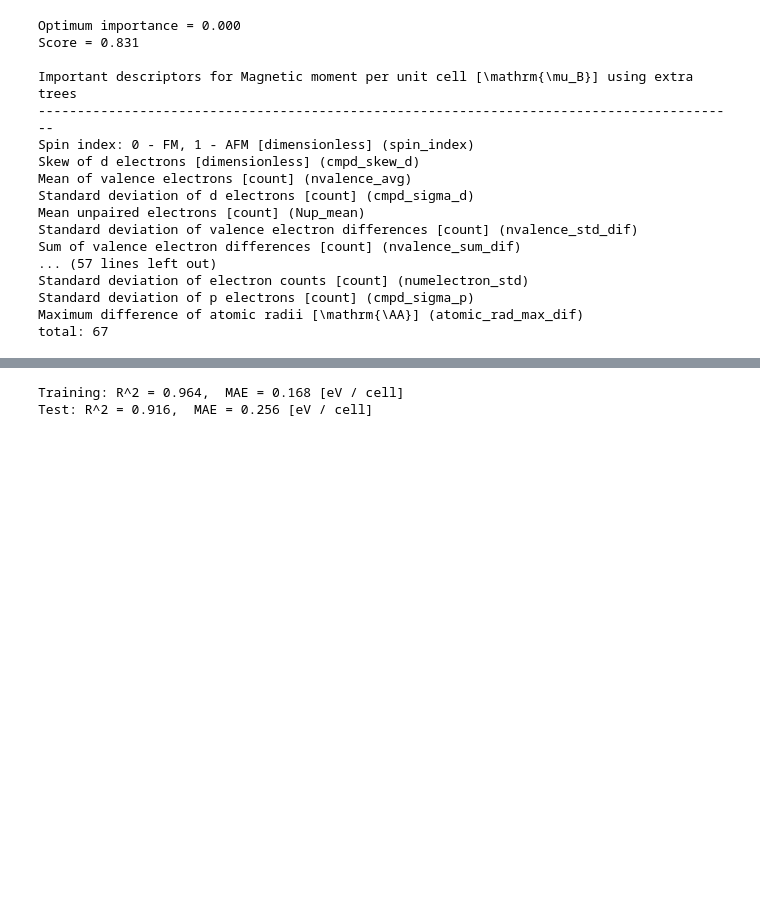
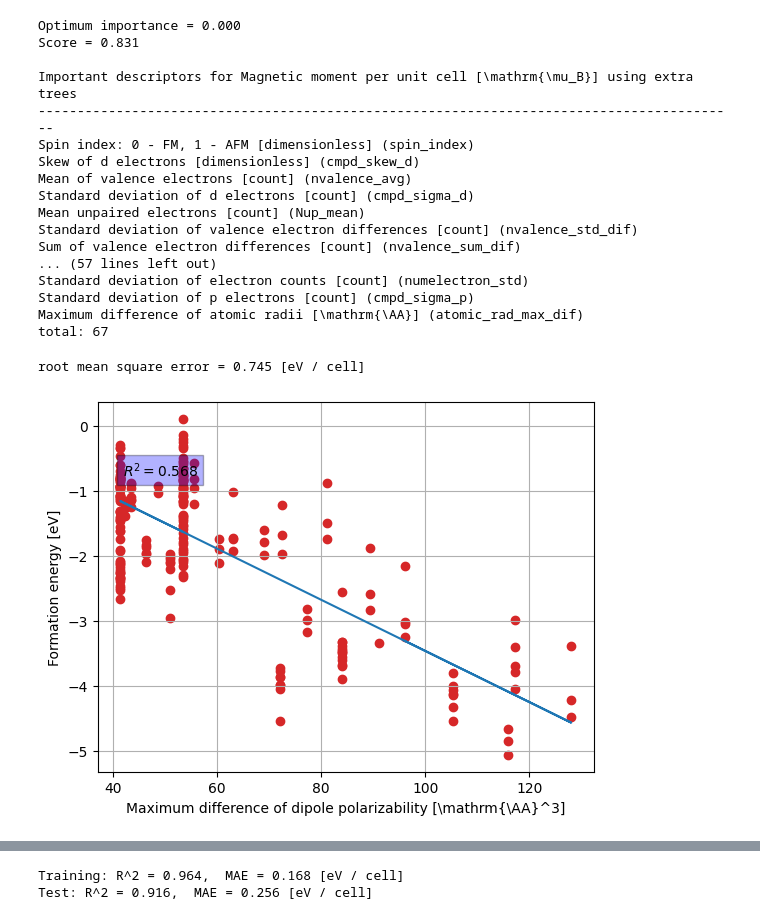
Before and after one commit to TingwenZhang/magnetic-materials-2d, a Jupyter notebook: src/notebooks/ML_2D_working.ipynb, the cells around one changed output, grey strips where cells are left out. Cells and saved outputs as stored; diff of their text form; code cells hidden in the pictures; blank space fills up the shorter version.

```diff
--- a/src/notebooks/ML_2D_working.ipynb
+++ b/src/notebooks/ML_2D_working.ipynb
@@ -592,9 +592,12 @@ total: 67
 # %%
 from magnetic_materials_2d.utils import single_descriptor_regression
 # %%
-# best_descriptor = best_formation_energy_descriptors_linear[0]
-# single_descriptor_regression(numeric_df, best_descriptor, column_meaning_map,
-#                              formation_energy_map["unit"],
-#                              formation_energy_map["label"],
-#                              LinearRegression())
+best_descriptor = best_formation_energy_descriptors_linear[0]
+single_descriptor_regression(numeric_df, best_descriptor, column_meaning_map,
+                             formation_energy_map["unit"],
+                             formation_energy_map["label"],
+                             LinearRegression())
+# %% [output]
+root mean square error = 0.745 [eV / cell]
+[figure, added]
 # %%
```
Also changed, not shown: parts of 13 cells of this notebook, 4 other files.
